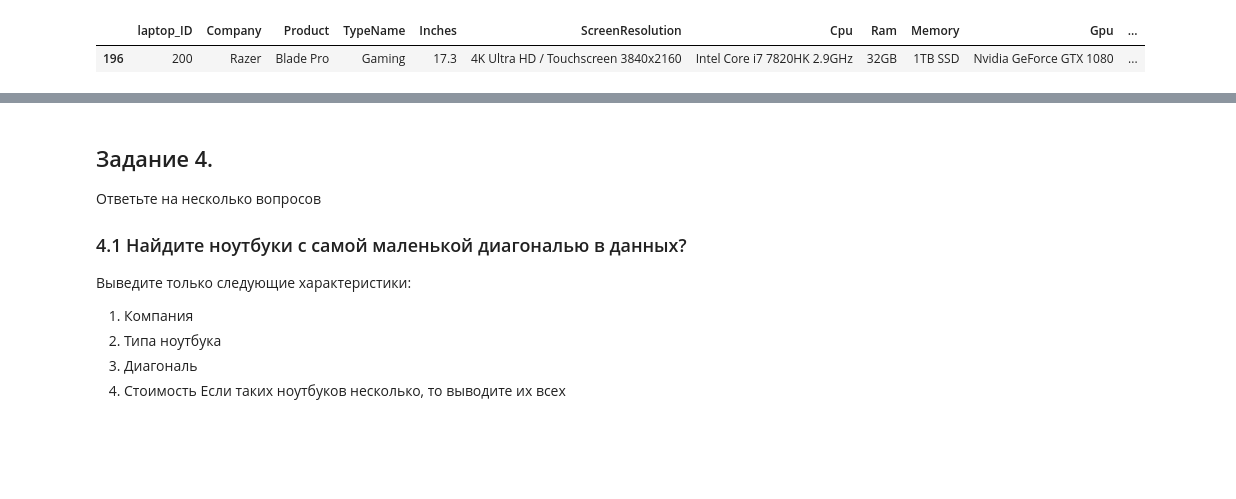
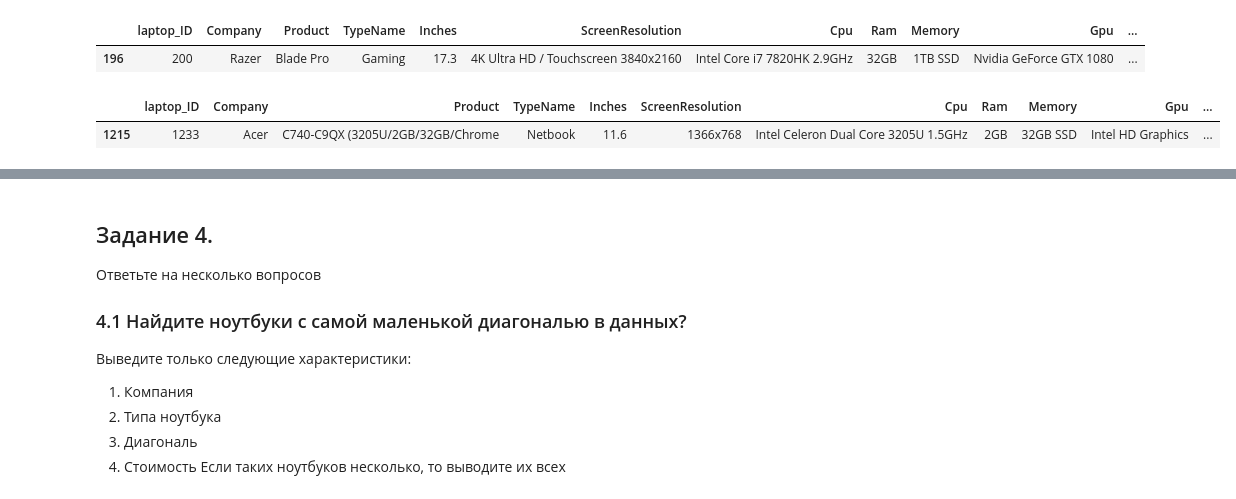
Before and after one commit to DmitriyMorin/Python-analitic, a Jupyter notebook: 2/2_lesson.ipynb, the cells around one changed output, grey strips where cells are left out. Drawn from its saved outputs; the diff is of its cells as text; code cells hidden in the pictures; blank space fills up the shorter version.

```diff
--- a/2/2_lesson.ipynb
+++ b/2/2_lesson.ipynb
@@ -141,6 +141,11 @@ df[df["Price_euros"] == df["Price_euros"].max()]
 # %% [output]
 |  | laptop_ID | Company | Product | TypeName | Inches | ScreenResolution | Cpu | Ram | Memory | Gpu | ... |
 | 196 | 200 | Razer | Blade Pro | Gaming | 17.3 | 4K Ultra HD / Touchscreen 3840x2160 | Intel Core i7 7820HK 2.9GHz | 32GB | 1TB SSD | Nvidia GeForce GTX 1080 | ... |
+# %%
+df[df["Price_euros"] == df["Price_euros"].min()]
+# %% [output]
+|  | laptop_ID | Company | Product | TypeName | Inches | ScreenResolution | Cpu | Ram | Memory | Gpu | ... |
+| 1215 | 1233 | Acer | C740-C9QX (3205U/2GB/32GB/Chrome | Netbook | 11.6 | 1366x768 | Intel Celeron Dual Core 3205U 1.5GHz | 2GB | 32GB SSD | Intel HD Graphics | ... |
 # %%
 df.sort_values(['Price_euros'], ascending=False).iloc[0]
 # %% [output]
```
Also changed, not shown: parts of 2 cells of this notebook, 1 other file.
